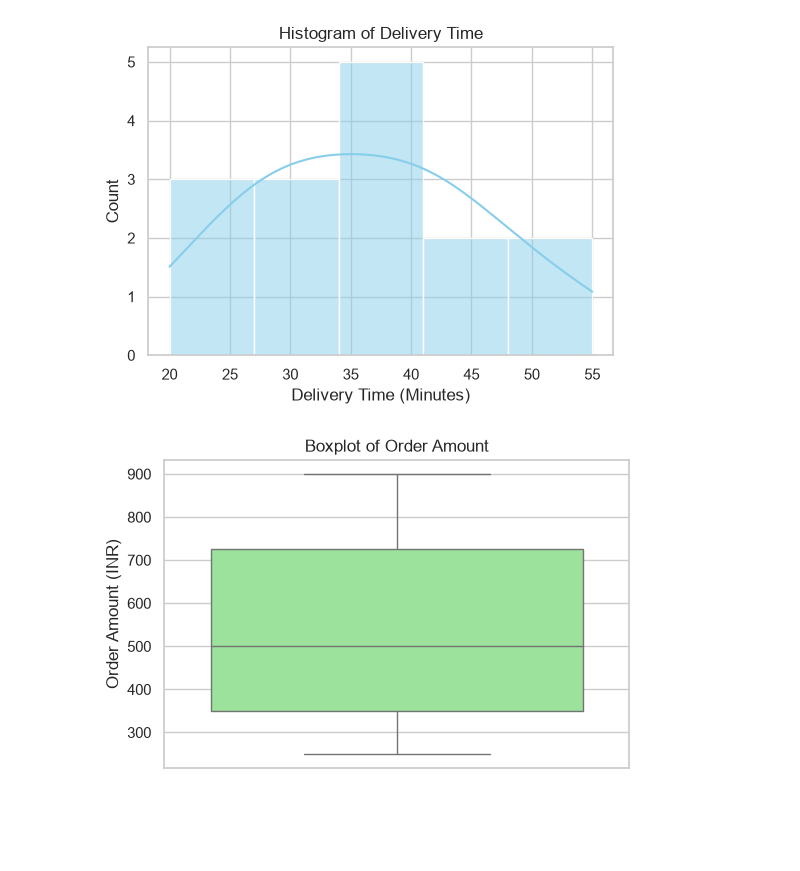
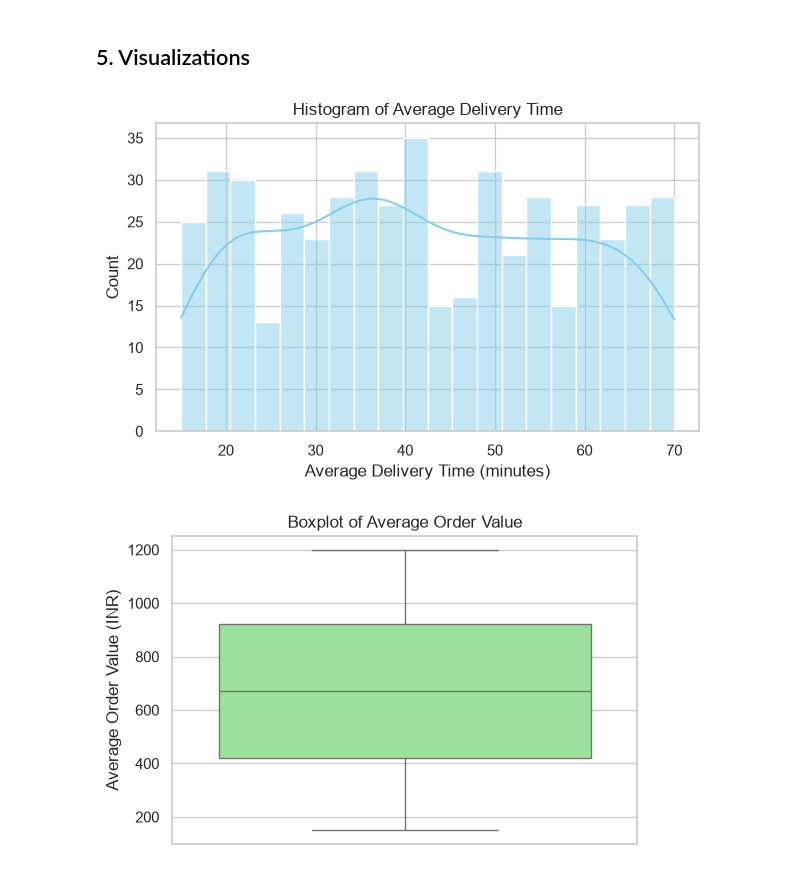
Before and after one commit to ronit-ahuja-04/DMBI-PRACTICALS, a Jupyter notebook: Experiment-3/Experiment-3_EDA_Visualization.ipynb, the cells around one changed output. Saved outputs shown, nothing was run; the diff lists cells and outputs as text; code cells hidden in the pictures; blank space fills up the shorter version.

Commit message:
Exp 3: EDA on the 500-record dataset with report

```diff
--- a/Experiment-3/Experiment-3_EDA_Visualization.ipynb
+++ b/Experiment-3/Experiment-3_EDA_Visualization.ipynb
@@ -6,7 +6,15 @@
 # %%
+import glob
 import pandas as pd
 import numpy as np
 import matplotlib.pyplot as plt
 import seaborn as sns
 
 sns.set_theme(style='whitegrid')
+
+# Works in Google Colab (/content) and locally (CSV in the same folder)
+matches = glob.glob('/content/Food_Delivery_Customer_Churn*.csv') + glob.glob('Food_Delivery_Customer_Churn*.csv')
+if not matches:
+    raise FileNotFoundError('Place Food_Delivery_Customer_Churn.csv next to this notebook (or upload it in Colab).')
+df = pd.read_csv(matches[0])
+print('Dataset loaded:', matches[0])
@@ -13,11 +22,0 @@ sns.set_theme(style='whitegrid')
-# %%
-data = {
-    'Order_ID': range(101, 116),
-    'Customer': ['Aarav','Diya','Kabir','Meera','Ishaan','Anaya','Rohan','Sara','Vivaan','Aditi','Arjun','Ananya','Vihaan','Sai','Kavya'],
-    'Food_Category': ['Pizza','Indian','Chinese','Burgers','Indian','Italian','Mexican','Pizza','Chinese','Indian','Burgers','Italian','Mexican','Pizza','Indian'],
-    'Delivery_Time_Minutes': [25,40,35,30,45,55,20,30,50,35,25,40,30,45,40],
-    'Order_Amount': [450,600,350,300,750,900,250,400,800,500,350,650,300,700,900],
-    'Customer_Rating': [4.8,4.2,4.5,4.6,4.0,3.9,4.9,4.6,4.0,4.3,4.7,4.1,4.5,4.1,4.2]
-}
-df = pd.DataFrame(data)
-df
@@ -94,9 +158,19 @@ Customer_Rating                        -0.97         -0.88             1.00
+# %% [markdown]
+## 5. Visualizations
 # %%
-plt.figure(figsize=(6,4));sns.histplot(df['Delivery_Time_Minutes'],kde=True,color='skyblue');plt.title('Histogram of Delivery Time');plt.xlabel('Delivery Time (Minutes)');plt.show()
+plt.figure(figsize=(7,4))
+sns.histplot(df['Average_Delivery_Time'], bins=20, kde=True, color='skyblue')
+plt.title('Histogram of Average Delivery Time')
+plt.xlabel('Average Delivery Time (minutes)')
+plt.show()
 # %% [output]
-[figure, old version]
+[figure, new version]
 # %%
-plt.figure(figsize=(6,4));sns.boxplot(y=df['Order_Amount'],color='lightgreen');plt.title('Boxplot of Order Amount');plt.ylabel('Order Amount (INR)');plt.show()
+plt.figure(figsize=(6,4))
+sns.boxplot(y=df['Average_Order_Value'], color='lightgreen')
+plt.title('Boxplot of Average Order Value')
+plt.ylabel('Average Order Value (INR)')
+plt.show()
 # %% [output]
-[figure, old version]
+[figure, new version]
 # %%
```
Also changed, not shown: parts of 18 cells of this notebook, 3 other files.
